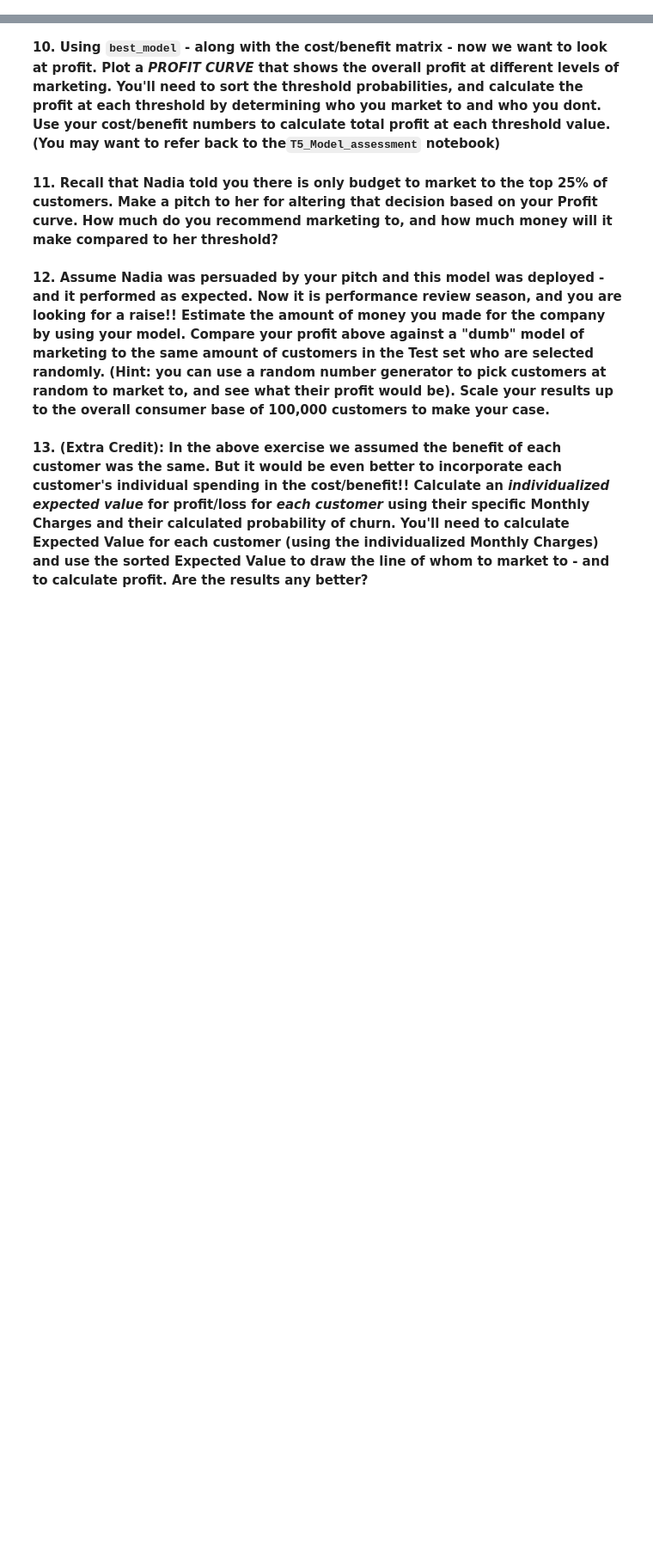
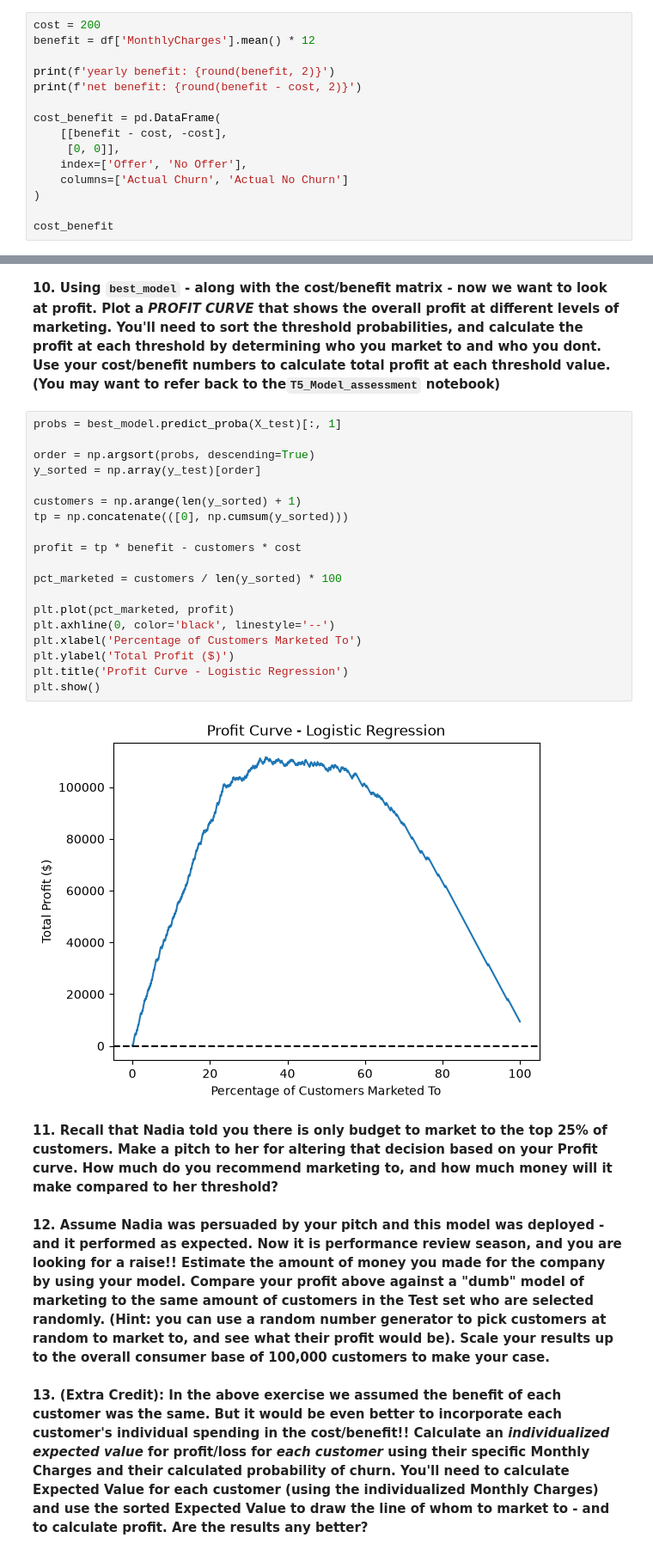
Before and after one commit to chrismji/Datasci-and-Ai-in-Bus, a Jupyter notebook: HW4_TelcoChurn.ipynb, the cells around one changed output, grey strips where cells are left out. Shown at 86% size. Cells and saved outputs as stored; diff of their text form; blank space fills up the shorter version.

```diff
--- a/HW4_TelcoChurn.ipynb
+++ b/HW4_TelcoChurn.ipynb
@@ -230,2 +230,17 @@ best auc: logistic regression @ 0.8324
 # %% [markdown]
 __9. What is the cost / benefit matrix for implementing this model?  HINT: The cost is given in the problem description.  Remember that everyone who receives the offer takes it. The benefit comes when we make the offer to a customer whose actual Churn value is 1.  (i.e. they would have left us but we saved them).   We can assume each customer generates the same revenue - equal to the average of `MonthlyCharges`. Report the benefit as a YEARLY value.__
+# %%
+cost = 200
+benefit = df['MonthlyCharges'].mean() * 12
+
+print(f'yearly benefit: {round(benefit, 2)}')
+print(f'net benefit: {round(benefit - cost, 2)}')
+
+cost_benefit = pd.DataFrame(
+    [[benefit - cost, -cost],
+     [0, 0]],
+    index=['Offer', 'No Offer'],
+    columns=['Actual Churn', 'Actual No Churn']
+)
+
+cost_benefit
@@ -232,5 +253,26 @@ __9. What is the cost / benefit matrix for implementing this model?  HINT: The c
 # %% [markdown]
 __10. Using `best_model` -  along with the cost/benefit matrix - now we want to look at profit.  Plot a *PROFIT CURVE* that shows the overall profit at different levels of marketing.  You'll need to sort the threshold probabilities, and calculate the profit at each threshold by determining who you market to and who you dont.  Use your cost/benefit numbers to calculate total profit at each threshold value. (You may want to refer back to the`T5_Model_assessment` notebook)__
+# %%
+probs = best_model.predict_proba(X_test)[:, 1]
+
+order = np.argsort(probs, descending=True)
+y_sorted = np.array(y_test)[order]
+
+customers = np.arange(len(y_sorted) + 1)
+tp = np.concatenate(([0], np.cumsum(y_sorted)))
+
+profit = tp * benefit - customers * cost
+
+pct_marketed = customers / len(y_sorted) * 100
+
+plt.plot(pct_marketed, profit)
+plt.axhline(0, color='black', linestyle='--')
+plt.xlabel('Percentage of Customers Marketed To')
+plt.ylabel('Total Profit ($)')
+plt.title('Profit Curve - Logistic Regression')
+plt.show()
+# %% [output]
+[figure, added]
 # %% [markdown]
 **11. Recall that Nadia told you there is only budget to market to the top 25% of customers.  Make a pitch to her for altering that decision based on your Profit curve.  How much do you recommend marketing to, and how much money will it make compared to her threshold?**
 # %% [markdown]
```
Also changed, not shown: parts of 6 cells of this notebook.
